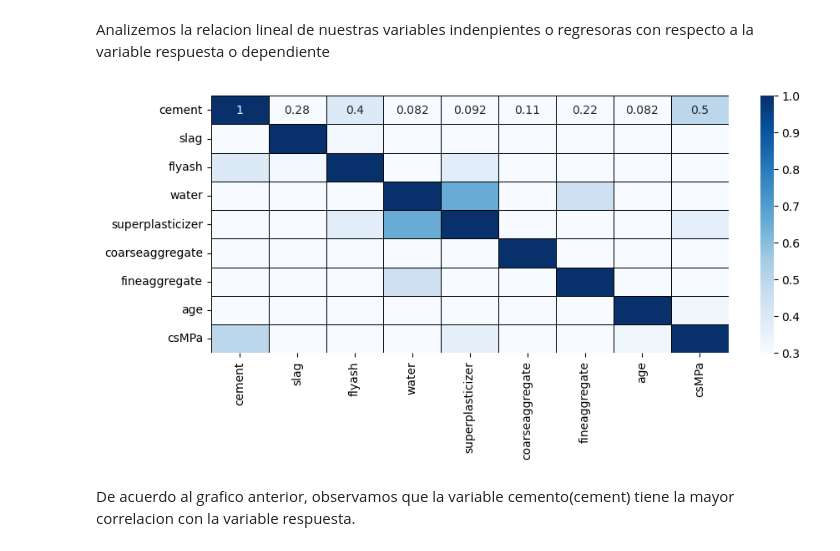
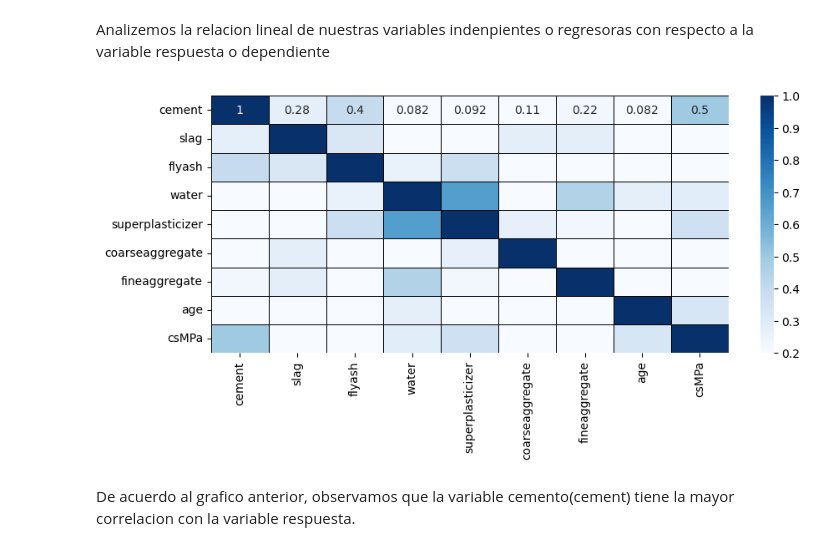
Before and after one commit to llanosrenzo/MachineLearning, a Jupyter notebook: Regresion/Modelo_Regression.ipynb, the cells around one changed output. Cells and saved outputs as stored; diff of their text form; code cells hidden in the pictures.

```diff
--- a/Regresion/Modelo_Regression.ipynb
+++ b/Regresion/Modelo_Regression.ipynb
@@ -110,12 +110,12 @@ Analizemos la relacion lineal de nuestras variables indenpientes o regresoras co
 # %%
 fig , ax = plt.subplots(figsize = (10,4))
 sns.heatmap(hormigon.corr().abs(),annot=True,cmap = 'Blues',
-            vmin = 0.3,vmax = 1,
+            vmin = 0.2,vmax = 1,
             linewidths = 0.5,linecolor = 'black',
             cbar = True)
 plt.show()
 # %% [output]
-[figure, old version]
+[figure, new version]
 # %% [markdown]
 De acuerdo al grafico anterior, observamos que la variable cemento(cement)  tiene la mayor correlacion con la variable respuesta.
 # %% [markdown]
```
Also changed, not shown: parts of 12 cells of this notebook, 1 other file.
